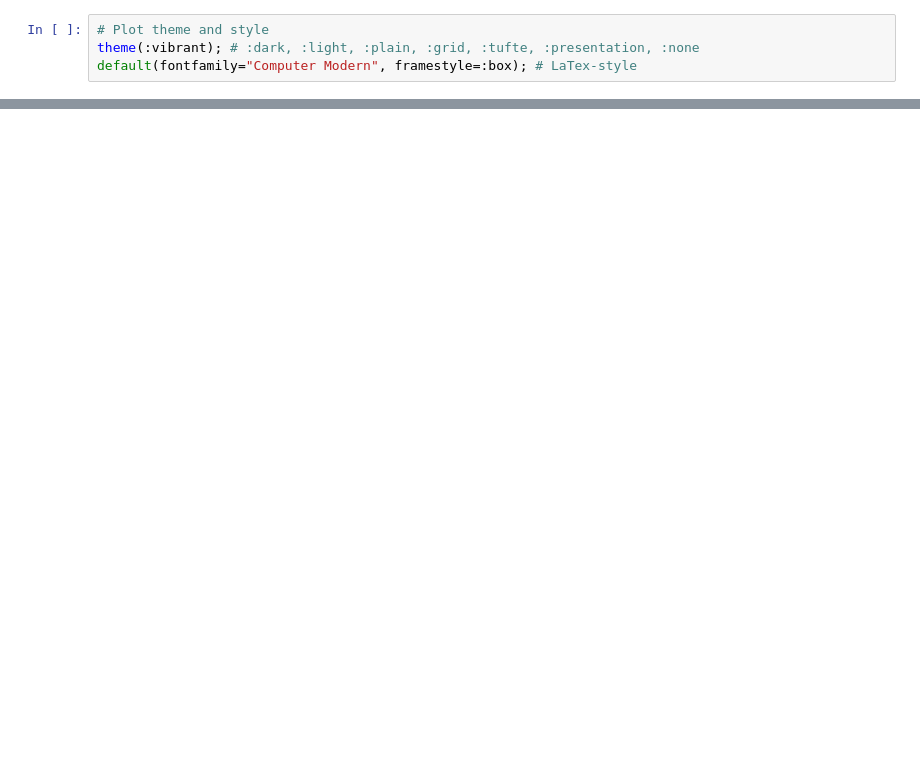
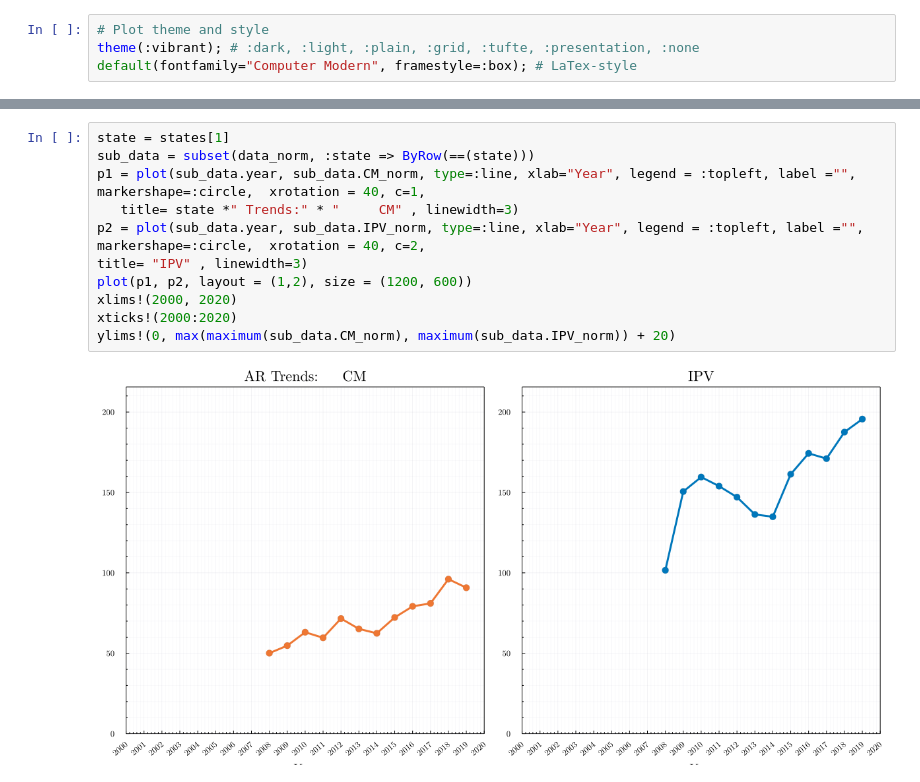
Before and after one commit to mitchv34/cdc_project, a Jupyter notebook: FBI_UCR/trends.ipynb, the cells around one changed output, grey strips where cells are left out. Saved outputs shown, nothing was run; the diff lists cells and outputs as text; blank space fills up the shorter version.

```diff
--- a/FBI_UCR/trends.ipynb
+++ b/FBI_UCR/trends.ipynb
@@ -113,0 +172,13 @@ ErrorException: type PooledArray has no field unique
+# %%
+state = states[1]
+sub_data = subset(data_norm, :state => ByRow(==(state)))
+p1 = plot(sub_data.year, sub_data.CM_norm, type=:line, xlab="Year", legend = :topleft, label ="", markershape=:circle,  xrotation = 40, c=1,
+   title= state *" Trends:" * "     CM" , linewidth=3)
+p2 = plot(sub_data.year, sub_data.IPV_norm, type=:line, xlab="Year", legend = :topleft, label ="", markershape=:circle,  xrotation = 40, c=2,
+title= "IPV" , linewidth=3)
+plot(p1, p2, layout = (1,2), size = (1200, 600))
+xlims!(2000, 2020)
+xticks!(2000:2020)
+ylims!(0, max(maximum(sub_data.CM_norm), maximum(sub_data.IPV_norm)) + 20)
+# %% [output]
+[figure, added]
```
Also changed, not shown: parts of 23 cells of this notebook, 57 other files.
